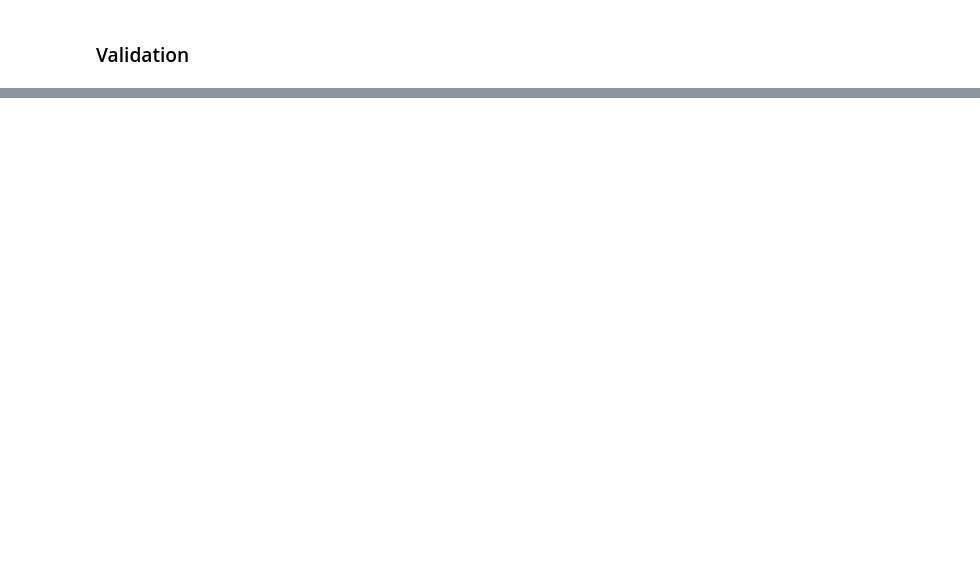
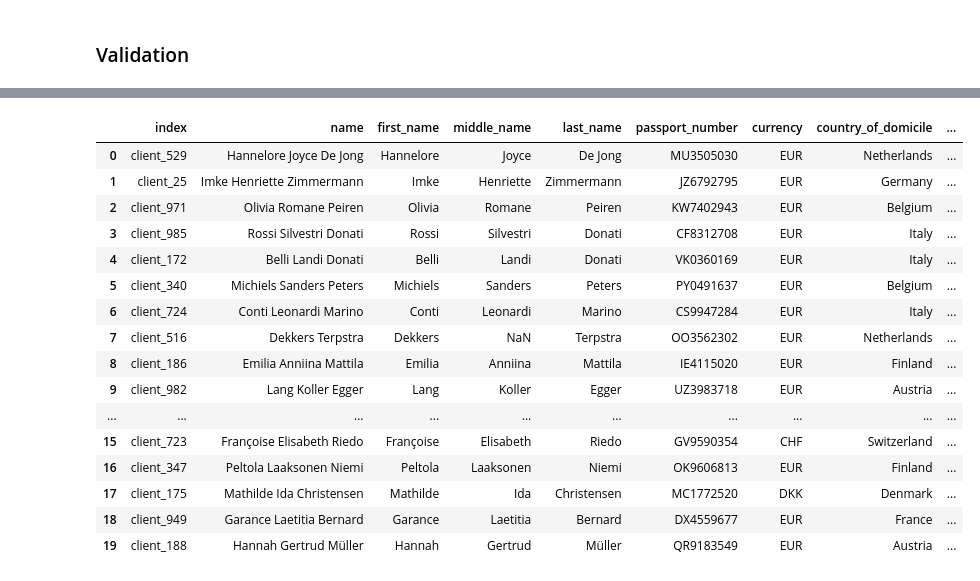
Before and after one commit to varunghat/datathon2025, a Jupyter notebook: datathon_S01.ipynb, the cells around one changed output, grey strips where cells are left out. Saved outputs shown, nothing was run; the diff lists cells and outputs as text; code cells hidden in the pictures; blank space fills up the shorter version.

```diff
--- a/datathon_S01.ipynb
+++ b/datathon_S01.ipynb
@@ -944,5 +945,23 @@ passport_pd.head(5)
 # %%
 account_form_pd = pd.read_csv('./account_form_data_with_label_cleaned.csv')
-
+account_form_pd['label'] = None
 account_form_pd.head(20)
+# %% [output]
+|  | index | name | first_name | middle_name | last_name | passport_number | currency | country_of_domicile | ... |
+| 0 | client_529 | Hannelore Joyce De Jong | Hannelore | Joyce | De Jong | MU3505030 | EUR | Netherlands | ... |
+| 1 | client_25 | Imke Henriette Zimmermann | Imke | Henriette | Zimmermann | JZ6792795 | EUR | Germany | ... |
+| 2 | client_971 | Olivia Romane Peiren | Olivia | Romane | Peiren | KW7402943 | EUR | Belgium | ... |
+| 3 | client_985 | Rossi Silvestri Donati | Rossi | Silvestri | Donati | CF8312708 | EUR | Italy | ... |
+| 4 | client_172 | Belli Landi Donati | Belli | Landi | Donati | VK0360169 | EUR | Italy | ... |
+| 5 | client_340 | Michiels Sanders Peters | Michiels | Sanders | Peters | PY0491637 | EUR | Belgium | ... |
+| 6 | client_724 | Conti Leonardi Marino | Conti | Leonardi | Marino | CS9947284 | EUR | Italy | ... |
+| 7 | client_516 | Dekkers Terpstra | Dekkers | NaN | Terpstra | OO3562302 | EUR | Netherlands | ... |
+| 8 | client_186 | Emilia Anniina Mattila | Emilia | Anniina | Mattila | IE4115020 | EUR | Finland | ... |
+| 9 | client_982 | Lang Koller Egger | Lang | Koller | Egger | UZ3983718 | EUR | Austria | ... |
+| ... | ... | ... | ... | ... | ... | ... | ... | ... | ... |
+| 15 | client_723 | Françoise Elisabeth Riedo | Françoise | Elisabeth | Riedo | GV9590354 | CHF | Switzerland | ... |
+| 16 | client_347 | Peltola Laaksonen Niemi | Peltola | Laaksonen | Niemi | OK9606813 | EUR | Finland | ... |
+| 17 | client_175 | Mathilde Ida Christensen | Mathilde | Ida | Christensen | MC1772520 | DKK | Denmark | ... |
+| 18 | client_949 | Garance Laetitia Bernard | Garance | Laetitia | Bernard | DX4559677 | EUR | France | ... |
+| 19 | client_188 | Hannah Gertrud Müller | Hannah | Gertrud | Müller | QR9183549 | EUR | Austria | ... |
 # %%
```
Also changed, not shown: parts of 34 cells of this notebook.
